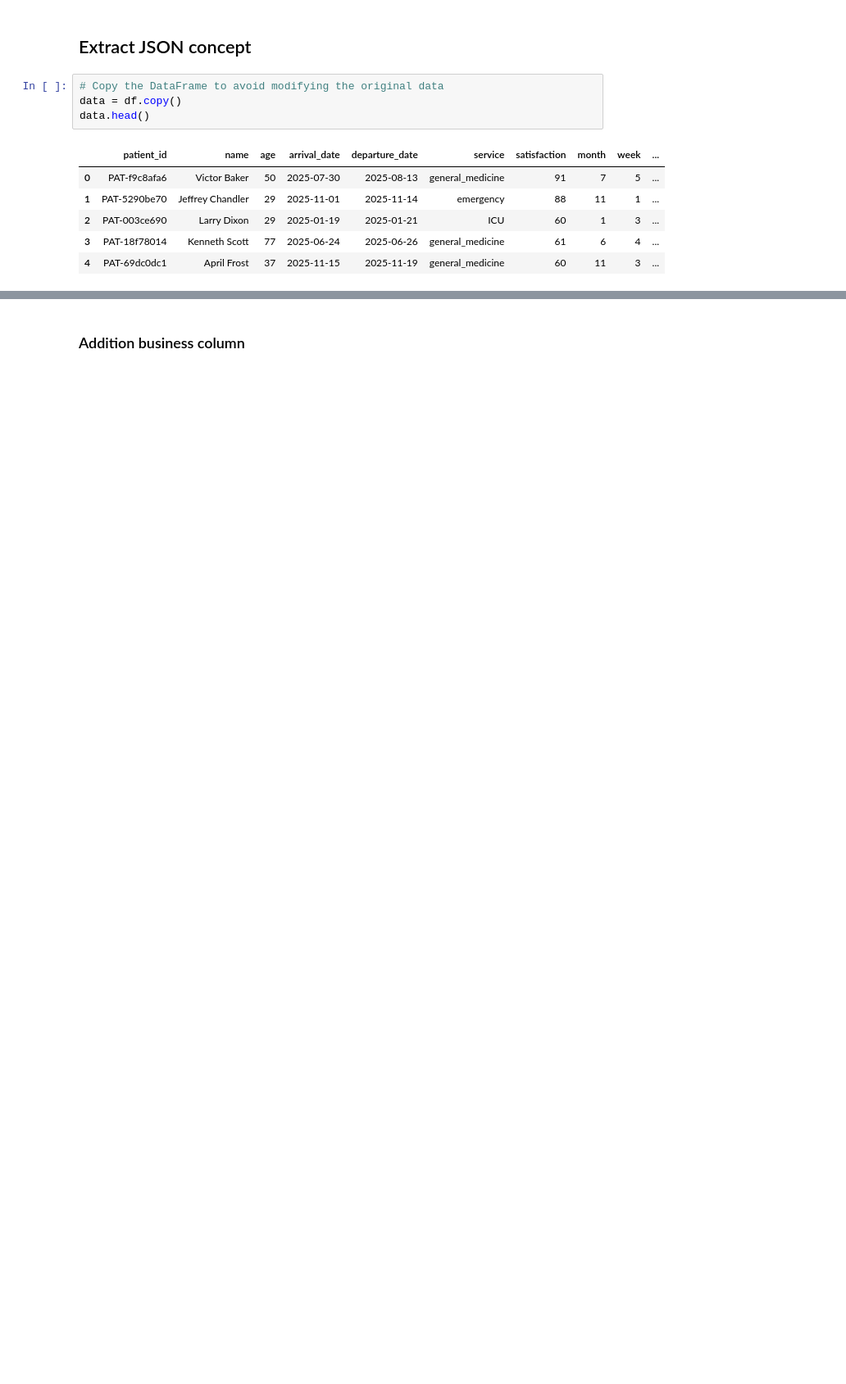
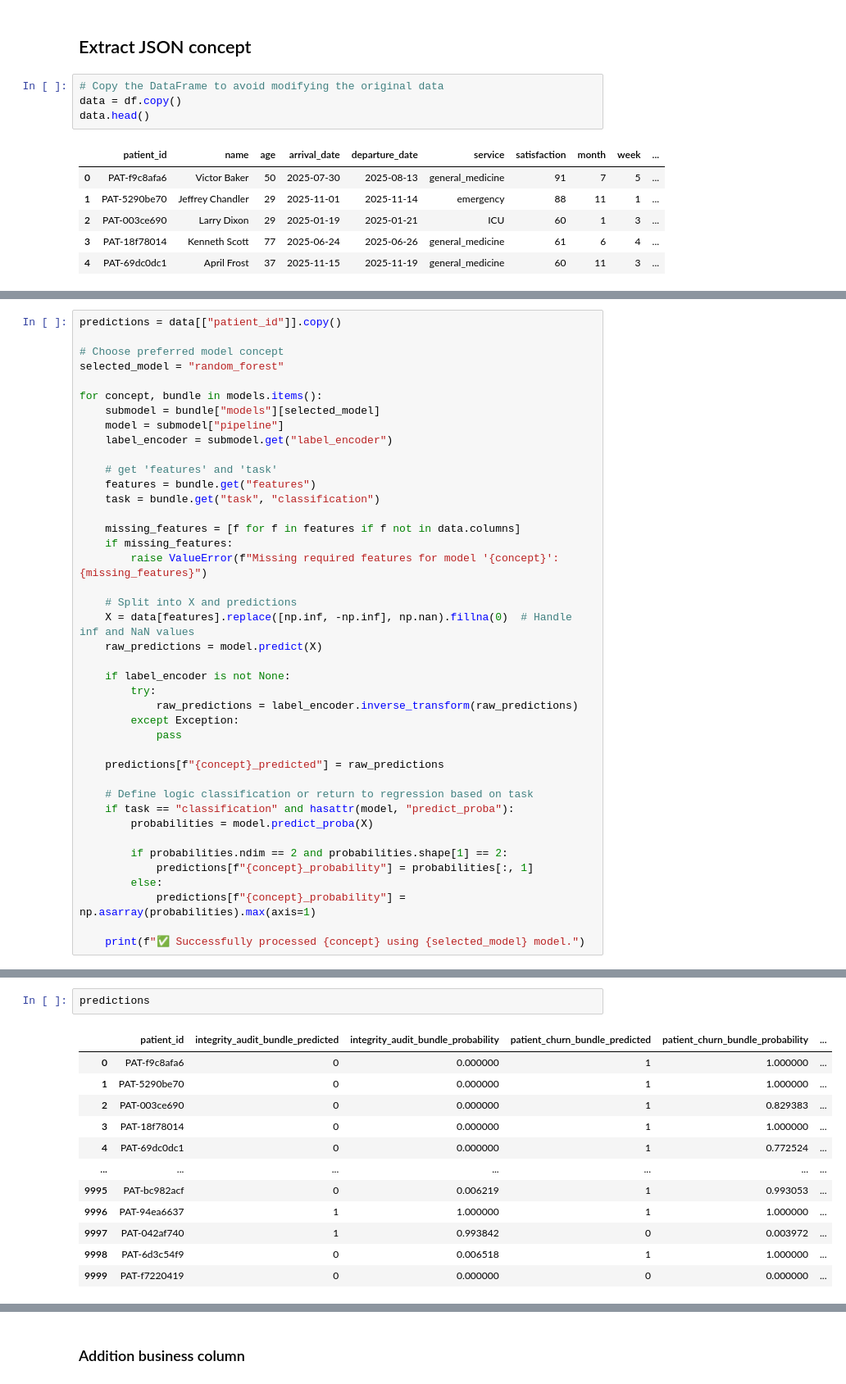
Before and after one commit to Mipjeiger/hospital-churn-customer-analytics-, a Jupyter notebook: develop/researchment/06_Research_ML.ipynb, the cells around one changed output, grey strips where cells are left out. Shown at 82% size. Drawn from its saved outputs; the diff is of its cells as text; blank space fills up the shorter version.

```diff
--- a/develop/researchment/06_Research_ML.ipynb
+++ b/develop/researchment/06_Research_ML.ipynb
@@ -739,0 +408,41 @@ TypeError: integrity_audit: expected dict bundle, got <class 'numpy.ndarray'> (a
+# %%
+predictions = data[["patient_id"]].copy()
+
+# Choose preferred model concept
+selected_model = "random_forest"
+
+for concept, bundle in models.items():
+    submodel = bundle["models"][selected_model]
+    model = submodel["pipeline"]
+    label_encoder = submodel.get("label_encoder")
+
+    # get 'features' and 'task'
+    features = bundle.get("features")
+    task = bundle.get("task", "classification")
+
+    missing_features = [f for f in features if f not in data.columns]
+    if missing_features:
+        raise ValueError(f"Missing required features for model '{concept}': {missing_features}")
+
+    # Split into X and predictions
+    X = data[features].replace([np.inf, -np.inf], np.nan).fillna(0)  # Handle inf and NaN values
+    raw_predictions = model.predict(X)
+
+    if label_encoder is not None:
+        try:
+            raw_predictions = label_encoder.inverse_transform(raw_predictions)
+        except Exception:
+            pass
+
+    predictions[f"{concept}_predicted"] = raw_predictions
+
+    # Define logic classification or return to regression based on task
+    if task == "classification" and hasattr(model, "predict_proba"):
+        probabilities = model.predict_proba(X)
+
+        if probabilities.ndim == 2 and probabilities.shape[1] == 2:
+            predictions[f"{concept}_probability"] = probabilities[:, 1]
+        else:
+            predictions[f"{concept}_probability"] = np.asarray(probabilities).max(axis=1)
+
+    print(f"✅ Successfully processed {concept} using {selected_model} model.")
@@ -739,0 +462,15 @@ TypeError: integrity_audit: expected dict bundle, got <class 'numpy.ndarray'> (a
+# %%
+predictions
+# %% [output]
+|  | patient_id | integrity_audit_bundle_predicted | integrity_audit_bundle_probability | patient_churn_bundle_predicted | patient_churn_bundle_probability | ... |
+| 0 | PAT-f9c8afa6 | 0 | 0.000000 | 1 | 1.000000 | ... |
+| 1 | PAT-5290be70 | 0 | 0.000000 | 1 | 1.000000 | ... |
+| 2 | PAT-003ce690 | 0 | 0.000000 | 1 | 0.829383 | ... |
+| 3 | PAT-18f78014 | 0 | 0.000000 | 1 | 1.000000 | ... |
+| 4 | PAT-69dc0dc1 | 0 | 0.000000 | 1 | 0.772524 | ... |
+| ... | ... | ... | ... | ... | ... | ... |
+| 9995 | PAT-bc982acf | 0 | 0.006219 | 1 | 0.993053 | ... |
+| 9996 | PAT-94ea6637 | 1 | 1.000000 | 1 | 1.000000 | ... |
+| 9997 | PAT-042af740 | 1 | 0.993842 | 0 | 0.003972 | ... |
+| 9998 | PAT-6d3c54f9 | 0 | 0.006518 | 1 | 1.000000 | ... |
+| 9999 | PAT-f7220419 | 0 | 0.000000 | 0 | 0.000000 | ... |
```
Also changed, not shown: parts of 27 cells of this notebook, 1 other file.
